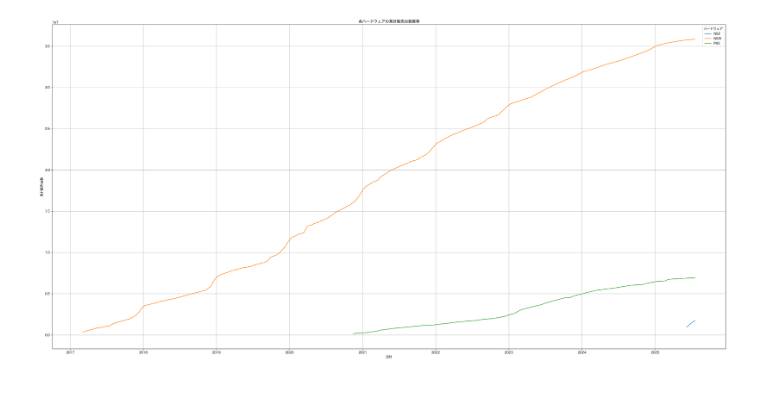
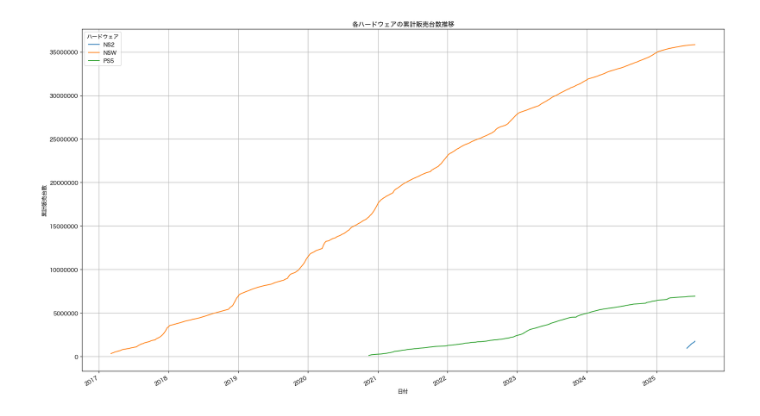
Before and after one commit to hidenden/gamedata, a Jupyter notebook: analysis/cumulative_graph.ipynb, the cells around one changed output. Drawn from its saved outputs; the diff is of its cells as text; code cells hidden in the pictures; blank space fills up the shorter version.

Commit message:
#27 add pivot functions and prototype graphs.

```diff
--- a/analysis/cumulative_graph.ipynb
+++ b/analysis/cumulative_graph.ipynb
@@ -6,4 +6,6 @@ from datetime import datetime, timedelta
 import matplotlib.pyplot as plt
 # %%
 hard_sales_df = hs.load_hard_sales()
-hard_sales_df = hs.extract_by_hw(hard_sales_df, ['NSW', 'NS2', 'PS5'])
+# %%
+pivot_df = hs.pivot_cumulative_sales_by_hw(hard_sales_df, ['NSW', 'NS2', 'PS5', ''])
+pivot_df
@@ -10,28 +27,25 @@ hard_sales_df = hs.extract_by_hw(hard_sales_df, ['NSW', 'NS2', 'PS5'])
 # %%
 
 
-# 1. 必要なカラムだけ抽出（時系列・ハード・累計台数）
-plot_df = hard_sales_df[['report_date', 'hw', 'sum_units']].copy()
-
-# 2. 日付でソート（念のため）
-plot_df = plot_df.sort_values(['hw', 'report_date'])
-
-# 3. ピボットテーブル化（横:日付, 縦:ハード, 値:累計台数）
-pivot_df = plot_df.pivot(index='report_date', columns='hw', values='sum_units')
-
 # 4. グラフ描画
-plt.figure(figsize=(30, 15))
+plt.figure(figsize=(18, 10))
 plt.rcParams['font.family'] = 'Hiragino Sans'  # または 'Hiragino Sans', 'Osaka' など
 plt.rcParams['axes.unicode_minus'] = False   # マイナス記号の文字化け防止
 
 pivot_df.plot(ax=plt.gca(), kind='line')
 plt.title('各ハードウェアの累計販売台数推移')
 plt.xlabel('日付')
 plt.ylabel('累計販売台数')
 plt.legend(title='ハードウェア')
-plt.gca().set_ylabel('累計販売台数')
+# plt.gca().set_ylabel('累計販売台数')
+
+# 縦軸の表示を指数表示から整数表示に変更
+from matplotlib.ticker import ScalarFormatter
+plt.gca().yaxis.set_major_formatter(ScalarFormatter(useOffset=False))
+plt.gca().ticklabel_format(style='plain', axis='y')
+
 plt.grid(True)
 plt.tight_layout()
 plt.show()
 # %% [output]
-[figure, old version]
+[figure, new version]
```
Also changed, not shown: parts of 8 cells of this notebook, 1 other file.
